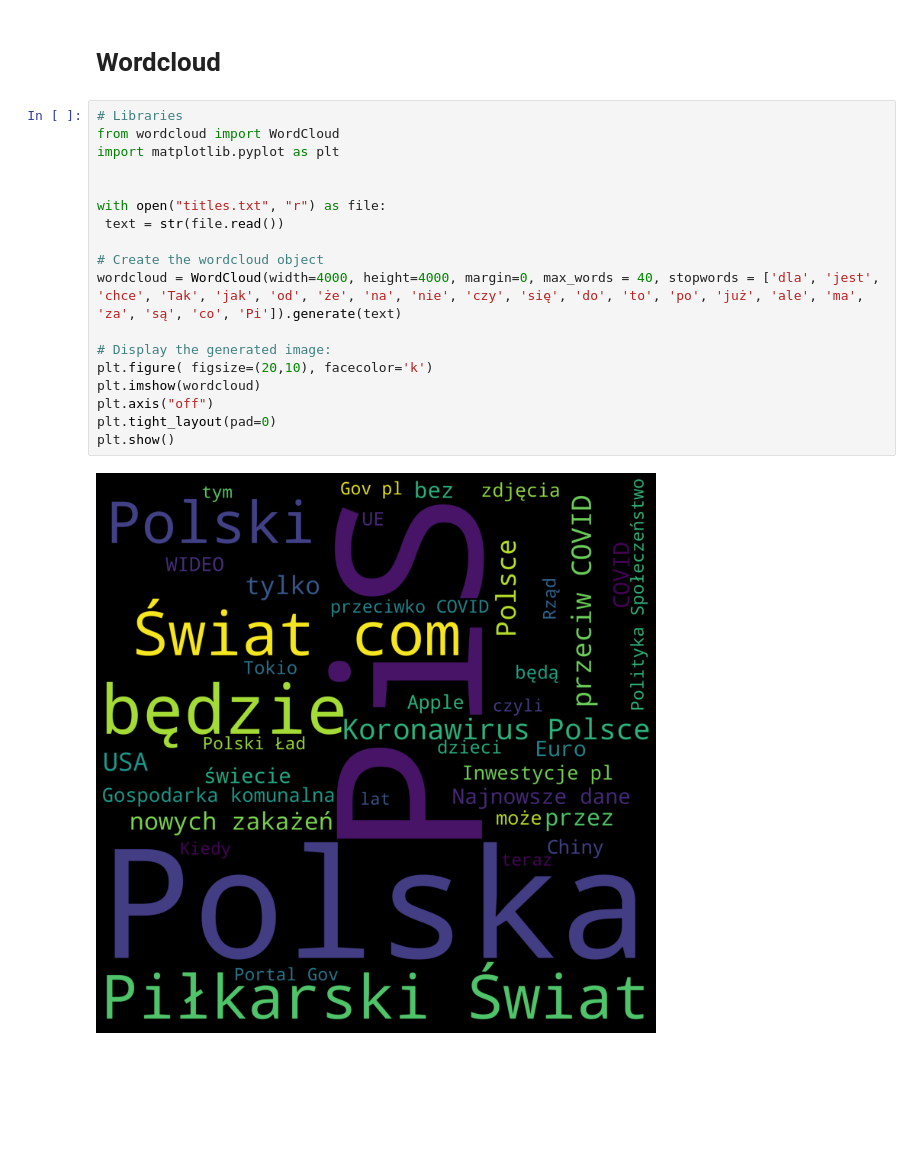
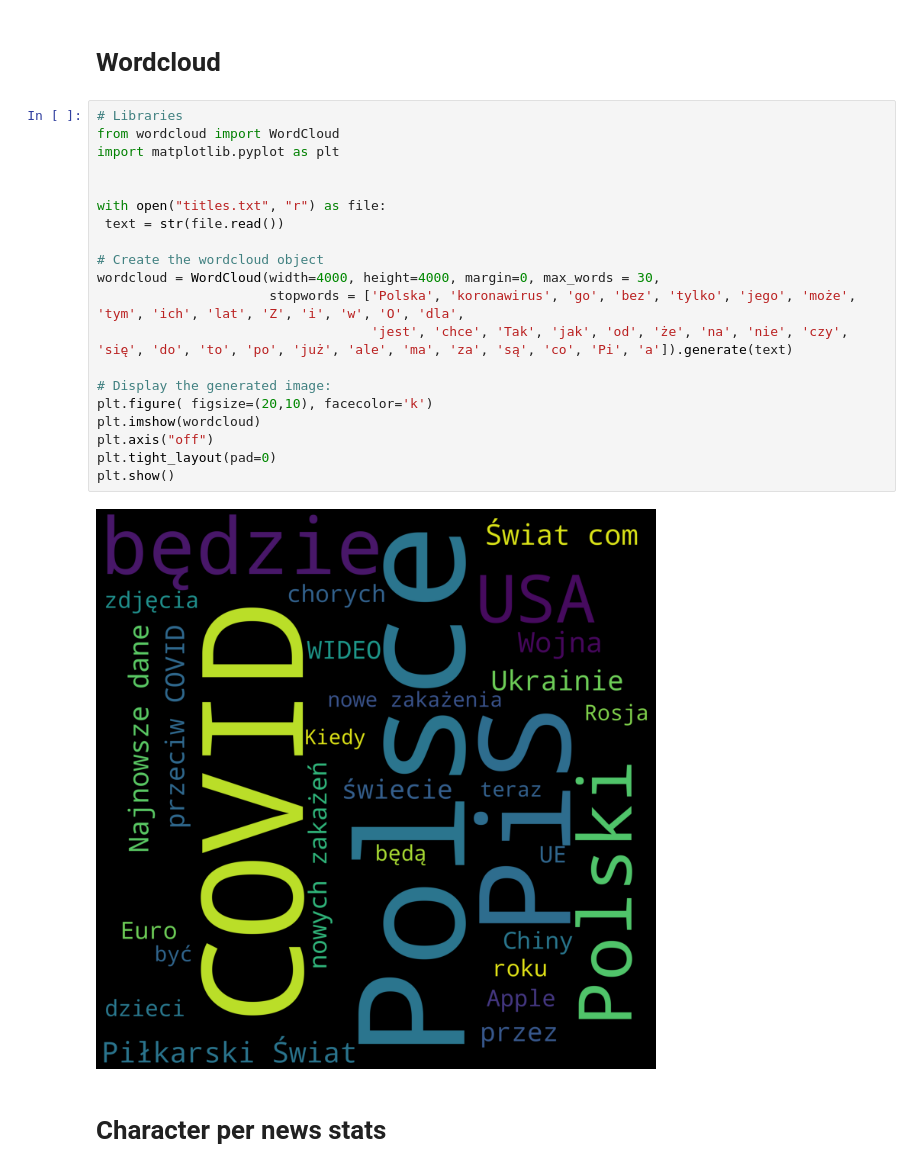
Before and after one commit to avrland/polishNewsTitleDatabase, a Jupyter notebook: Stats_and_visualization.ipynb, the cells around one changed output. Saved outputs shown, nothing was run; the diff lists cells and outputs as text; blank space fills up the shorter version.

```diff
--- a/Stats_and_visualization.ipynb
+++ b/Stats_and_visualization.ipynb
@@ -92,20 +61,24 @@ Requirement already satisfied: squarify in /usr/local/lib/python3.7/dist-package
 # %%
 # Libraries
 from wordcloud import WordCloud
 import matplotlib.pyplot as plt
 
 
 with open("titles.txt", "r") as file:
  text = str(file.read())
 
 # Create the wordcloud object
-wordcloud = WordCloud(width=4000, height=4000, margin=0, max_words = 40, stopwords = ['dla', 'jest', 'chce', 'Tak', 'jak', 'od', 'że', 'na', 'nie', 'czy', 'się', 'do', 'to', 'po', 'już', 'ale', 'ma', 'za', 'są', 'co', 'Pi']).generate(text)
+wordcloud = WordCloud(width=4000, height=4000, margin=0, max_words = 30,
+                      stopwords = ['Polska', 'koronawirus', 'go', 'bez', 'tylko', 'jego', 'może', 'tym', 'ich', 'lat', 'Z', 'i', 'w', 'O', 'dla',
+                                   'jest', 'chce', 'Tak', 'jak', 'od', 'że', 'na', 'nie', 'czy', 'się', 'do', 'to', 'po', 'już', 'ale', 'ma', 'za', 'są', 'co', 'Pi', 'a']).generate(text)
 
 # Display the generated image:
 plt.figure( figsize=(20,10), facecolor='k')
 plt.imshow(wordcloud)
 plt.axis("off")
 plt.tight_layout(pad=0)
 plt.show()
 # %% [output]
-[figure, old version]
+[figure, new version]
+# %% [markdown]
+# Character per news stats
```
Also changed, not shown: parts of 7 cells of this notebook.
